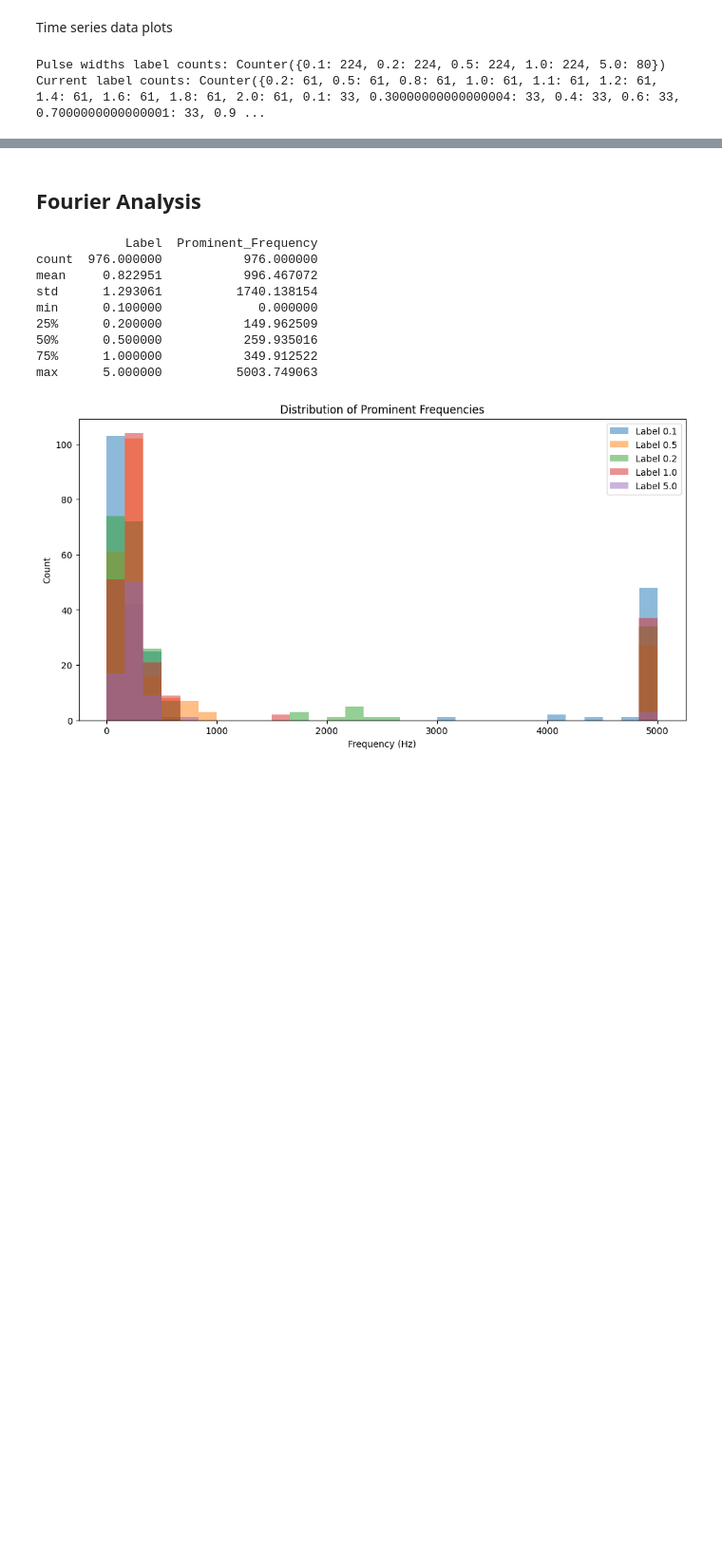
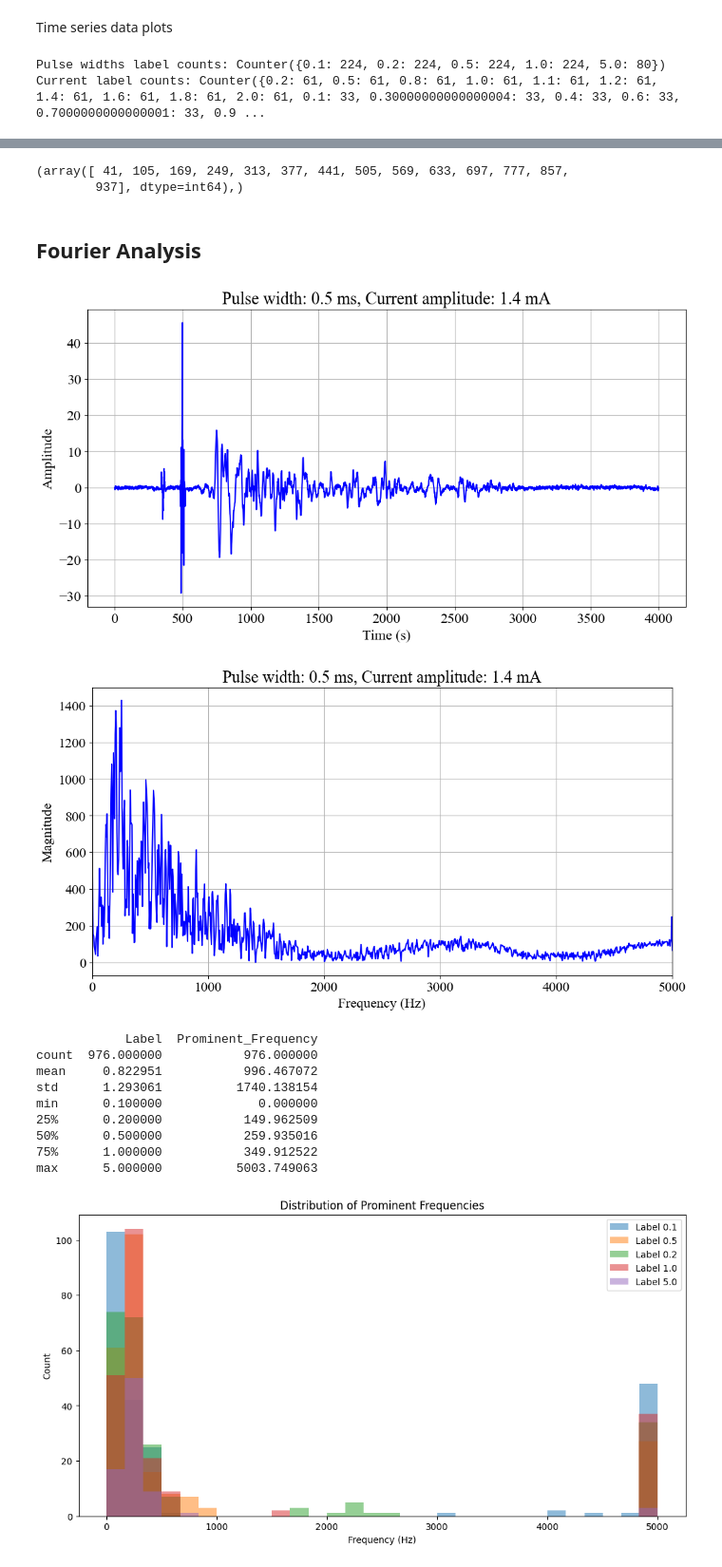
Before and after one commit to btarifi10/closed-loop-vns, a Jupyter notebook: src/data-analysis/i2move-playground.ipynb, the cells around one changed output, grey strips where cells are left out. Shown at 95% size. Saved outputs shown, nothing was run; the diff lists cells and outputs as text; code cells hidden in the pictures; blank space fills up the shorter version.

```diff
--- a/src/data-analysis/i2move-playground.ipynb
+++ b/src/data-analysis/i2move-playground.ipynb
@@ -74,3 +77,8 @@ plt.show()
+# %%
+np.where((labels[:, 0] == 0.5) & (labels[:, 1] == 1))
+# %% [output]
+(array([ 41, 105, 169, 249, 313, 377, 441, 505, 569, 633, 697, 777, 857,
+        937], dtype=int64),)
 # %% [markdown]
 ## Fourier Analysis
 # %%
@@ -98,6 +106,47 @@ for time_series in data:
 
 prominent_frequencies = np.array(prominent_frequencies)
 total_power = np.array(total_power)
+# %%
+plt.rcParams['font.size'] = 16
+plt.rcParams['font.family'] = 'Times New Roman'
+# %%
+fs = 20000
+Ts = 1/fs
+
+def apply_fft(time_series):
+    fft_result = np.fft.fft(time_series)
+    fft_freq = np.fft.fftfreq(len(time_series), d=Ts)
+    return fft_result[:len(fft_result)//2], fft_freq[:len(fft_result)//2]
+
+plot_labels = [(0.5, 1.4)]
+
+for i, (pw, current) in enumerate(plot_labels):
+    indices = np.where((labels[:, 0] == pw) & (labels[:, 1] == current))[0]
+    plt.figure(figsize=(12, 6))
+    avg = np.mean(data[indices], axis=0)
+    plt.plot(avg, c='b')
+    plt.title(f'Pulse width: {pw} ms, Current amplitude: {current} mA')
+    plt.xlabel('Time (s)')
+    plt.ylabel('Amplitude')
+    plt.grid(True)
+    plt.savefig(f'./i2move_cnap_{pw}_{current}.png', dpi=300)
+    plt.savefig(f'./i2move_cnap_{pw}_{current}.eps', dpi=300, format='eps')
+    plt.show()
+
+    fft_result, fft_freq = apply_fft(avg)
+    plt.figure(figsize=(12, 6))
+    plt.plot(fft_freq, np.abs(fft_result), c='b')
+    plt.title(f'Pulse width: {pw} ms, Current amplitude: {current} mA')
+    plt.xlabel('Frequency (Hz)')
+    plt.ylabel('Magnitude')
+    plt.xlim([0, 5000])
+    plt.grid(True)
+    plt.savefig(f'./i2move_fft_{pw}_{current}.png', dpi=300)
+    plt.savefig(f'./i2move_fft_{pw}_{current}.eps', dpi=300, format='eps')
+    plt.show()
+# %% [output]
+[figure, added]
+[figure, added]
 # %%
 import pandas as pd
 
```
Also changed, not shown: parts of 3 cells of this notebook, 6 other files.
